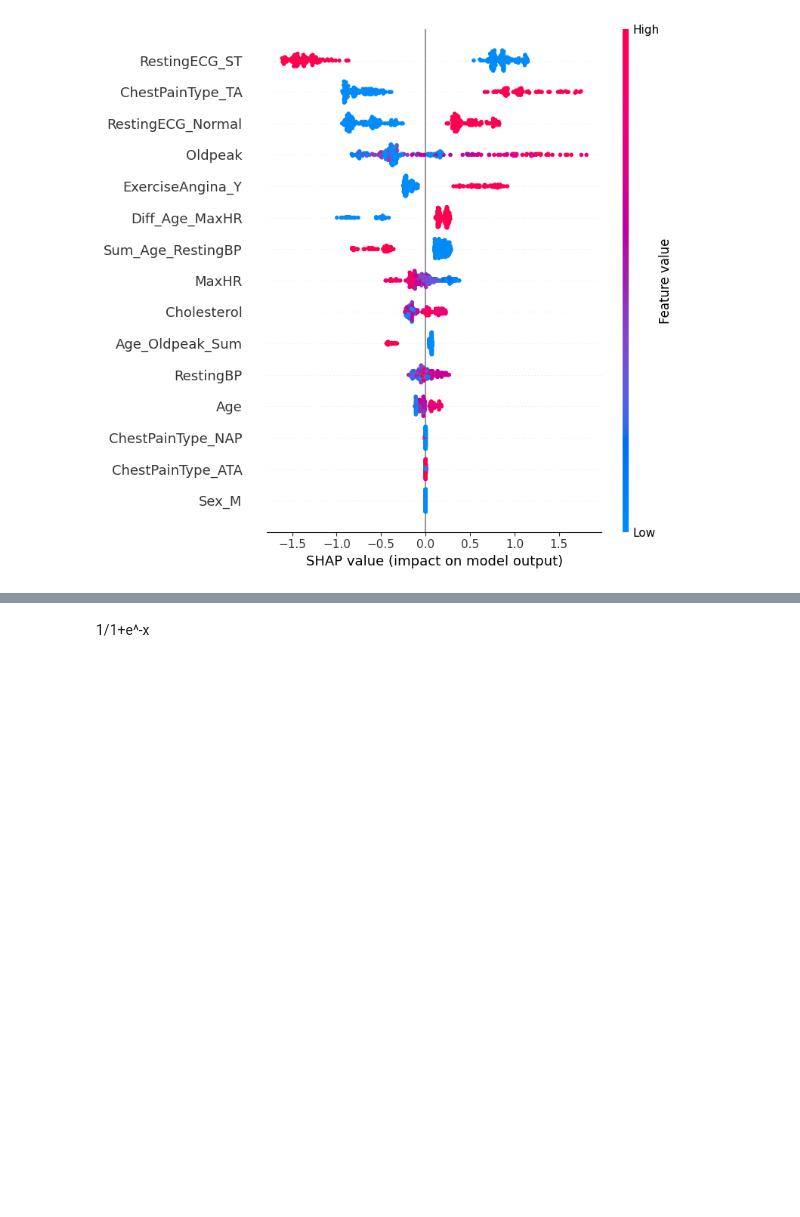
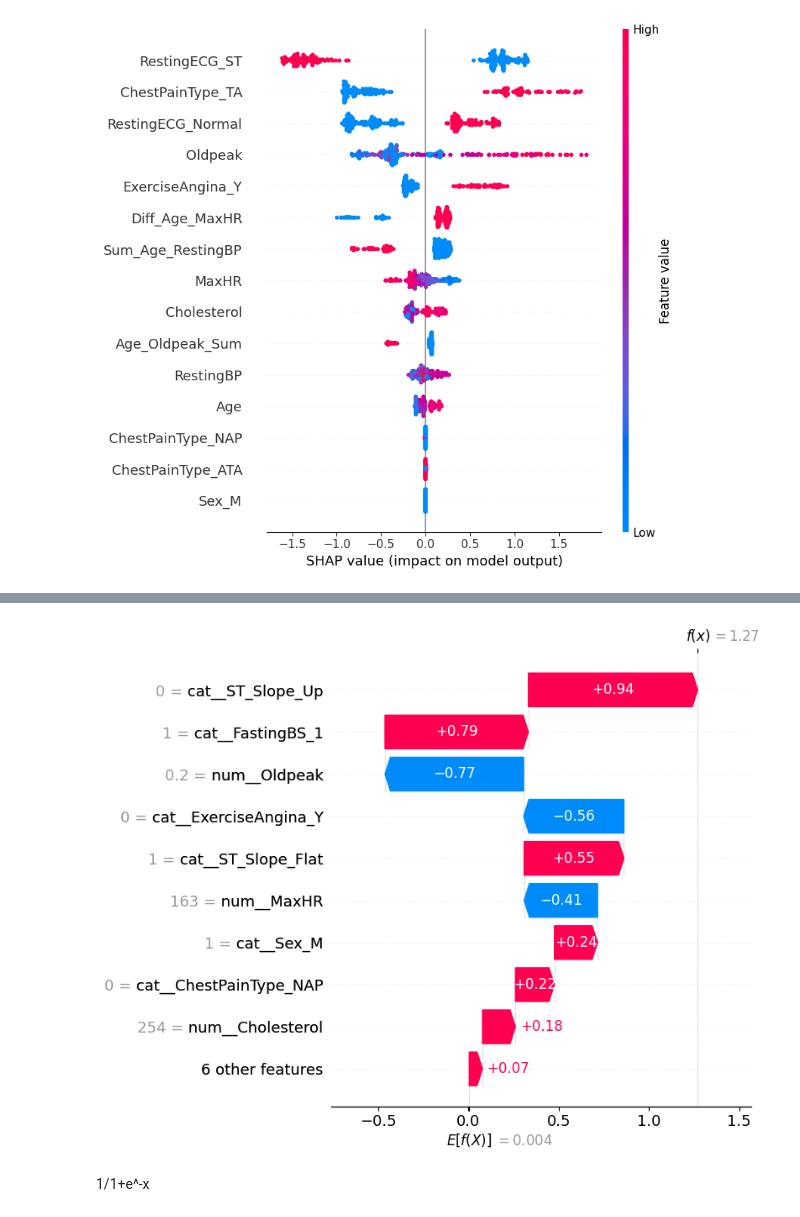
Before and after one commit to malf75/Heart-Failure-ML, a Jupyter notebook: heartdisease.ipynb, the cells around one changed output, grey strips where cells are left out. Saved outputs shown, nothing was run; the diff lists cells and outputs as text; code cells hidden in the pictures; blank space fills up the shorter version.

```diff
--- a/heartdisease.ipynb
+++ b/heartdisease.ipynb
@@ -1557,3 +1540,15 @@ plt.show()
+# %%
+plt.figure(figsize=(10, 6))
+shap.waterfall_plot(
+    exp_xgb[5],
+    max_display=10,
+    show=False
+)
+plt.tight_layout()
+plt.savefig(f'images/shap_waterfall_plot_xgb_1.png', bbox_inches='tight')
+plt.show()
+# %% [output]
+[figure, added]
 # %% [markdown]
 1/1+e^-x
 # %%
```
Also changed, not shown: parts of 16 cells of this notebook.
